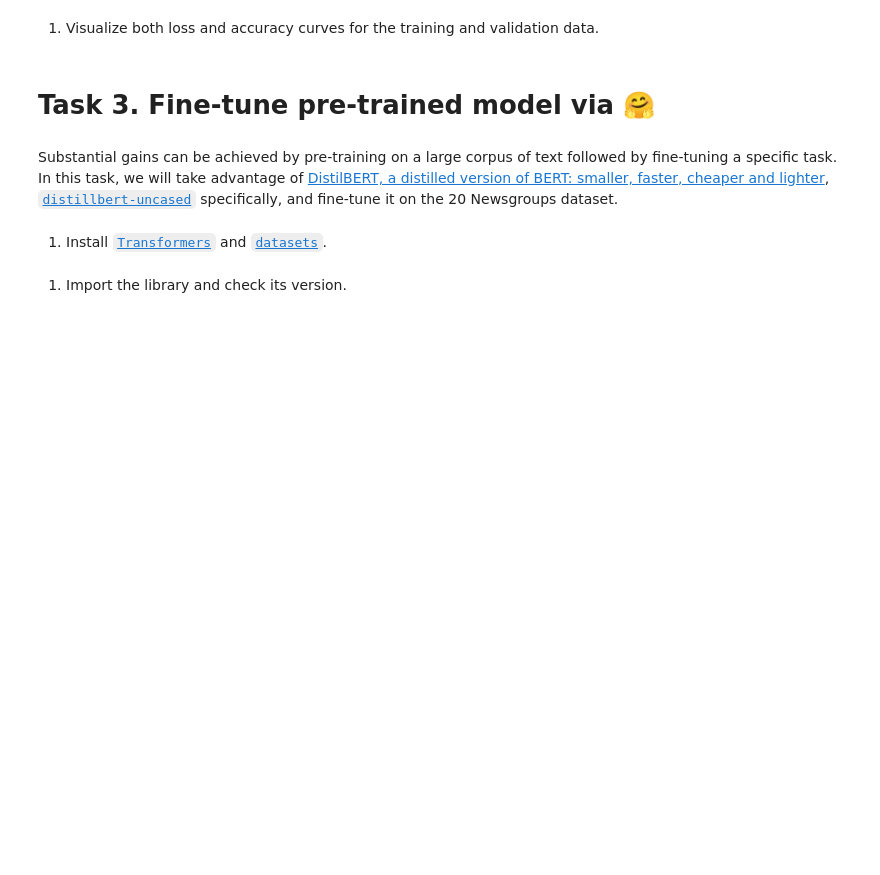
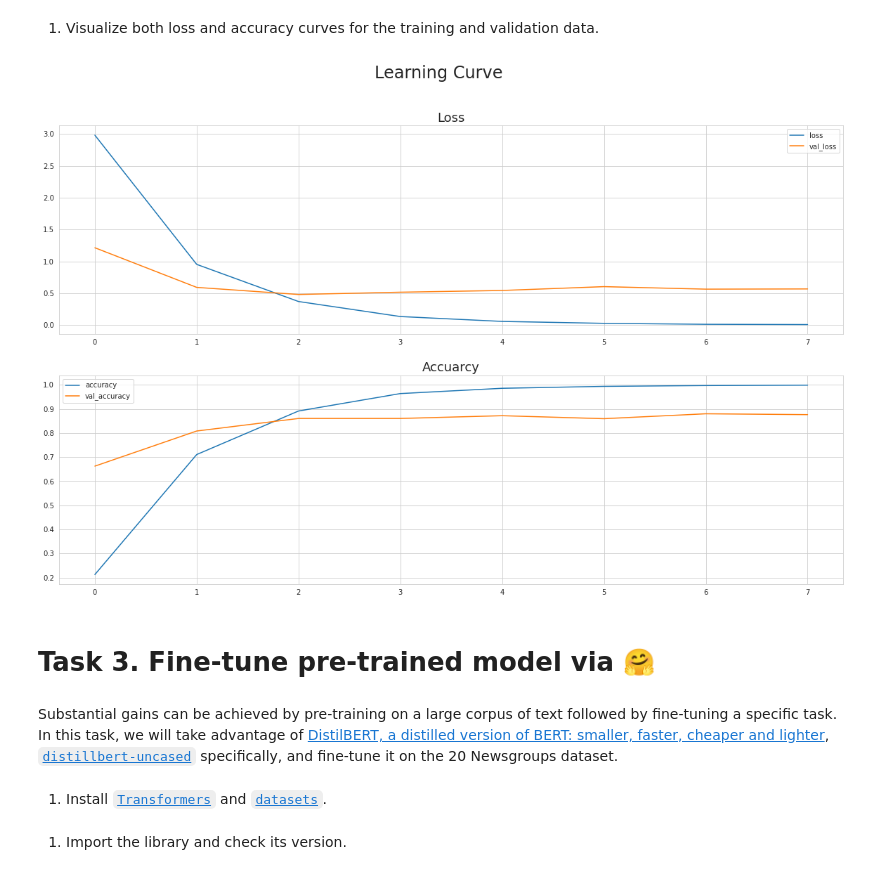
Before and after one commit to noelnamai/mle-10, a Jupyter notebook: assignments/week-11-transformers/nb/news-article-classification.ipynb, the cells around one changed output. Cells and saved outputs as stored; diff of their text form; code cells hidden in the pictures; blank space fills up the shorter version.

```diff
--- a/assignments/week-11-transformers/nb/news-article-classification.ipynb
+++ b/assignments/week-11-transformers/nb/news-article-classification.ipynb
@@ -214,11 +219,13 @@ X_test  = # YOUR CODE HERE
     If you are not familiar with keras functional API, take a read [here](https://keras.io/guides/functional_api/).
 # %%
 inputs = keras.Input(shape=(None, ), dtype="int64")
-x = # YOUR CODE HERE
-x = # YOUR CODE HERE
-x = L.GlobalMaxPooling1D()(x)
-x = L.Dropout(0.5)(x)
-outputs = L.Dense(20, activation='softmax')(x)
+# YOUR CODE HERE
+x = PositionalEmbedding(MAX_LEN, VOCAB_SIZE, EMBED_DIM)(inputs)
+# YOUR CODE HERE
+x = TransformerBlock(EMBED_DIM, DENSE_DIM, NUM_HEADS)(x)
+x = layers.GlobalMaxPooling1D()(x)
+x = layers.Dropout(0.5)(x)
+outputs = layers.Dense(20, activation='softmax')(x)
 
 model = keras.Model(inputs, outputs)
 # %% [markdown]
@@ -226,10 +233,7 @@ model = keras.Model(inputs, outputs)
 
     Use 'adam' for the optimizer and accuracy for metrics, supply the correct value for loss.
 # %%
-model.compile(
-    optimizer=# YOUR CODE HERE
-    loss=# YOUR CODE HERE
-    metrics=# YOUR CODE HERE
-)
+# YOUR CODE HERE
+model.compile(optimizer="adam", loss="categorical_crossentropy", metrics=["accuracy"])
 # %%
 model.summary()
@@ -240,8 +262,10 @@ model.summary()
 
     Use `ReduceLROnPlateau` to reduce the learning rate if the validation loss does not improve after 3 epochs. Set verbose to display messages when the callback takes an action and use default values for other parameters.
 # %%
-es = # YOUR CODE HERE
-rlp = # YOUR CODE HERE
+# YOUR CODE HERE
+es = keras.callbacks.EarlyStopping(verbose=1, patience=5, restore_best_weights=True)
+# YOUR CODE HERE
+rlp = keras.callbacks.ReduceLROnPlateau(patience=3, verbose=1)
 # %% [markdown]
 1. Train the model.
 
@@ -250,6 +274,7 @@ rlp = # YOUR CODE HERE
 history = model.fit(
     X_train, y_train,
     validation_data=(X_valid, y_valid),
-    callbacks= # YOUR CODE HERE
+    # YOUR CODE HERE
+    callbacks=[es, rlp],
     epochs=100
 )
@@ -263,6 +311,19 @@ history = model.fit(
 1. Visualize both loss and accuracy curves for the training and validation data.
 # %%
 # YOUR CODE HERE
+import matplotlib.pyplot as plt
+import seaborn as sns
+sns.set_style("whitegrid")
+
+history = pd.DataFrame(history.history)
+fig, ax = plt.subplots(2, 1, figsize=(20, 12))
+fig.suptitle("Learning Curve", fontsize=24)
+history[["loss", "val_loss"]].plot(ax=ax[0])
+history[["accuracy", "val_accuracy"]].plot(ax=ax[1])
+ax[0].set_title("Loss", fontsize=18)
+ax[1].set_title("Accuarcy", fontsize=18);
+# %% [output]
+[figure, added]
 # %% [markdown]
 # Task 3. Fine-tune pre-trained model via 🤗
 # %% [markdown]
```
Also changed, not shown: parts of 28 cells of this notebook.
